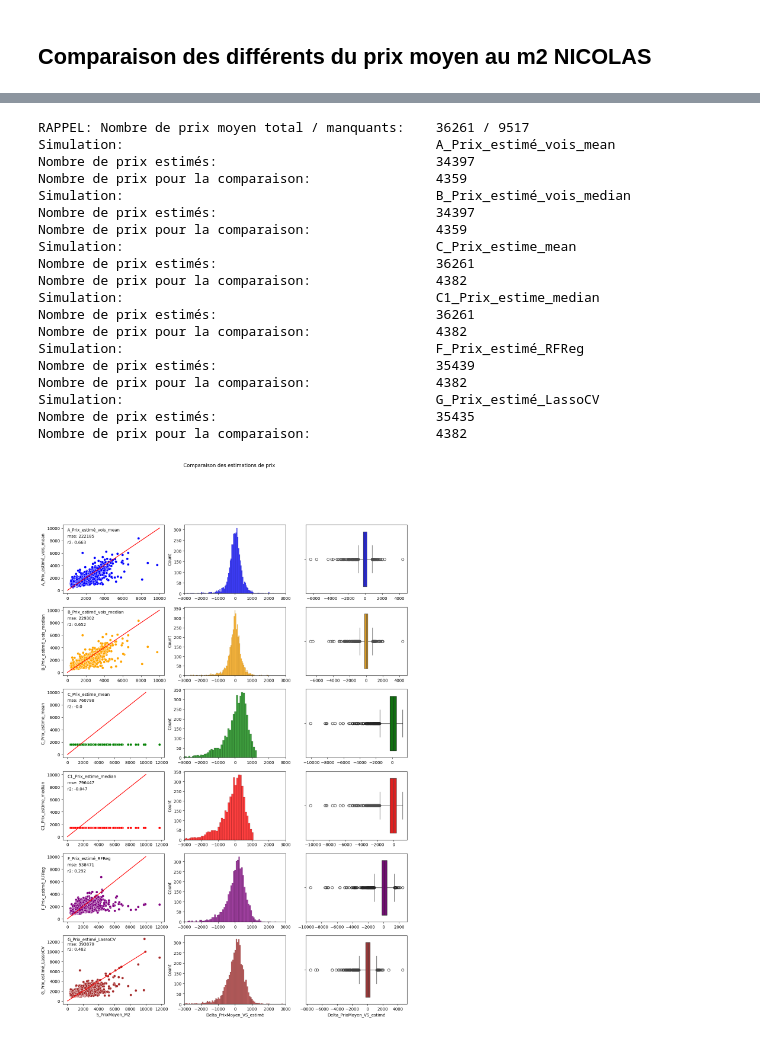
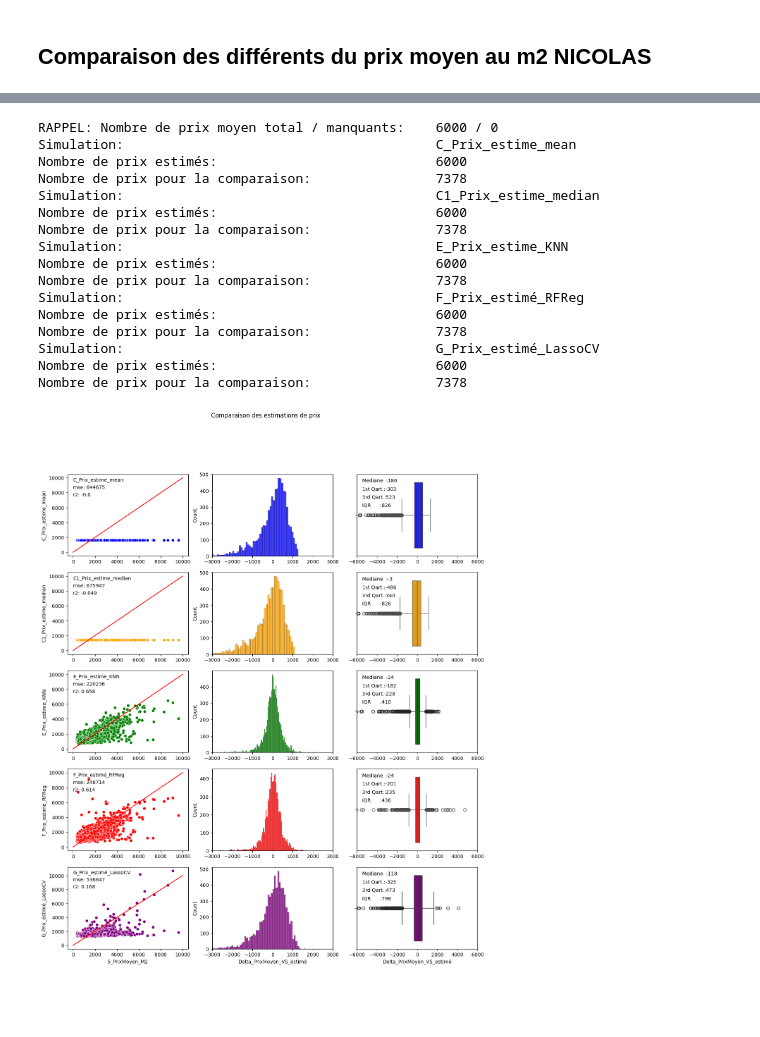
Before and after one commit to FilRougeMobilite/Mobilite, a Jupyter notebook: Analyse_tables_traitees.ipynb, the cells around one changed output, grey strips where cells are left out. Saved outputs shown, nothing was run; the diff lists cells and outputs as text; code cells hidden in the pictures; blank space fills up the shorter version.

```diff
--- a/Analyse_tables_traitees.ipynb
+++ b/Analyse_tables_traitees.ipynb
@@ -904,7 +578,7 @@ sns.pointplot(x=l_profondeur, y=res_rf_score)
 # %%
-df_m2['F_Prix_estimé_RFReg'] = np.nan
+df_no_na['F_Prix_estimé_RFReg'] = np.nan
 features_RF = ['4_lat','4_lon']
-df_m2.loc[df_m2[features_RF].notna().all(axis=1),'F_Prix_estimé_RFReg'] = rf.predict(df_m2.loc[df_m2[features_RF].notna().all(axis=1),features_RF])
+df_no_na['F_Prix_estimé_RFReg']=rf.predict(df_no_na[['4_lat','4_lon']])
 # %%
 df_m2.loc[:50,['5_PrixMoyen_M2','F_Prix_estimé_RFReg']]
 # %% [output]
@@ -980,7 +646,8 @@ preprocessor = ColumnTransformer(
 # %%
 %%time
 lasso_opti= Pipeline(
-    steps=[("preprocessor", preprocessor),
+    steps=[
+            ("preprocessor", preprocessor),
            ("lassoCV", LassoCV(cv=5, random_state=0))])#BayesianRidge())]) #
 lasso_opti.fit(X_train, y_train)
 y_pred = lasso_opti.predict(X_test)
@@ -1031,9 +698,8 @@ features
  '4_lat',
  '4_lon']
 # %%
-df['G_Prix_estimé_LassoCV'] = np.nan
-df.loc[df[features].notna().all(axis=1),'G_Prix_estimé_LassoCV'] = lasso_opti.predict(df.loc[df[features].notna().all(axis=1),['4_Département','3_Population municipale', '3_Densité_hab_par_km2', '3_Superficie de la commune',
-              '4_Altitude Moyenne','4_lat','4_lon']])
+df_no_na['G_Prix_estimé_LassoCV'] = np.nan
+df_no_na['G_Prix_estimé_LassoCV'] = lasso_opti.predict(df_no_na[features])
 # %%
 df_m2.loc[:40,['5_PrixMoyen_M2', 'G_Prix_estimé_LassoCV'] ]
 # %% [output]
@@ -1114,5 +756,5 @@ df_analyse.sort_values(by='Nb_manquant',ascending=False)
 # %%
-def performance_of_simulations(titre, list_of_sim):
+def performance_of_simulations(df, titre, list_of_sim):
 
     list_of_col = ['blue', 'orange', 'green', 'red', 'purple', 'brown', 'pink', 'gray', 'olive', 'teal']
 
@@ -1162,12 +804,17 @@ def performance_of_simulations(titre, list_of_sim):
             plt.xlabel('')
         else:
             plt.xlabel('Delta_PrixMoyen_VS_estimé')
+        plt.xlim(-6000,6000)
+        plt.text(-5500, -0.4, f"Mediane  :{round(np.median(df_not_NA['Delta_PrixMoyen_VS_estimé']))}")
+        plt.text(-5500, -0.3, f"1st Qart.:{round(np.percentile(df_not_NA['Delta_PrixMoyen_VS_estimé'],25))}")
+        plt.text(-5500, -0.2, f"3rd Qart.:{round(np.percentile(df_not_NA['Delta_PrixMoyen_VS_estimé'],75))}")
+        plt.text(-5500, -0.1, f"IQR      :{round(np.percentile(df_not_NA['Delta_PrixMoyen_VS_estimé'],75)-np.percentile(df_not_NA['Delta_PrixMoyen_VS_estimé'],25))}")
         # print('Analyse de l"écart entre Prix Moyen réel et prix estimé')
         # print(df_not_NA['Delta_PrixMoyen_VS_estimé'].describe()) #
     plt.savefig("Comparaison des estimations du prix au M2.png")
     plt.show()
 
-def performance_of_simulations2(titre, list_of_sim):
+def performance_of_simulations2(df, titre, list_of_sim):
 
     list_of_col = ['blue', 'orange', 'green', 'red', 'purple', 'brown', 'pink', 'gray', 'olive', 'teal']
 
@@ -1204,44 +851,46 @@ def performance_of_simulations2(titre, list_of_sim):
             plt.xlabel('5_PrixMoyen_M2')
 
         plt.subplot(len(list_of_sim),2,2*i+2)
-        sns.violinplot(x=df_not_NA['Delta_PrixMoyen_VS_estimé'],orient='h', color=list_of_col[i])
+        sns.violinplot(y=df_not_NA['Delta_PrixMoyen_VS_estimé'],orient='v', color=list_of_col[i])
         if i<len(list_of_sim)-1:
             plt.xlabel('')
         else:
             plt.xlabel('Delta_PrixMoyen_VS_estimé')
-        plt.xlim(-5000,5000)
+        plt.ylim(-8000,8000)
+        plt.text(-0.4, 7000, f"Mediane  :{round(np.median(df_not_NA['Delta_PrixMoyen_VS_estimé']))}")
+        plt.text(-0.4, 6000, f"1st Qart.:{round(np.percentile(df_not_NA['Delta_PrixMoyen_VS_estimé'],25))}")
+        plt.text(-0.4, 5000, f"3rd Qart.:{round(np.percentile(df_not_NA['Delta_PrixMoyen_VS_estimé'],75))}")
+        plt.text(-0.4, 4000, f"IQR      :{round(np.percentile(df_not_NA['Delta_PrixMoyen_VS_estimé'],75)-np.percentile(df_not_NA['Delta_PrixMoyen_VS_estimé'],25))}")
         # print('Analyse de l"écart entre Prix Moyen réel et prix estimé')
         # print(df_not_NA['Delta_PrixMoyen_VS_estimé'].describe()) #
-    plt.savefig("Comparaison des estimations du prix au M2.png")
+    plt.savefig("Comparaison des estimations du prix au M2-2.png")
     plt.show()
 # %%
-performance_of_simulations('Comparaison des estimations de prix',
-                           ['A_Prix_estimé_vois_mean', 'B_Prix_estimé_vois_median',
-                            'C_Prix_estime_mean', 'C1_Prix_estime_median',
+performance_of_simulations(df_no_na.loc[index_to_remove],'Comparaison des estimations de prix',
+                           [#'A_Prix_estimé_vois_mean', 'B_Prix_estimé_vois_median',
+                            'C_Prix_estime_mean',
+                            'C1_Prix_estime_median',
+                            'E_Prix_estime_KNN',
                             'F_Prix_estimé_RFReg',
                             #'F_Prix_estimé_RFReg2',
-                            'G_Prix_estimé_LassoCV',
-                            #'D_Prix_estime_KNN' ,
+                            'G_Prix_estimé_LassoCV'
                            ])
 # %% [output]
-RAPPEL: Nombre de prix moyen total / manquants:    36261 / 9517
-Simulation:                                        A_Prix_estimé_vois_mean
-Nombre de prix estimés:                            34397
-Nombre de prix pour la comparaison:                4359
-Simulation:                                        B_Prix_estimé_vois_median
-Nombre de prix estimés:                            34397
-Nombre de prix pour la comparaison:                4359
+RAPPEL: Nombre de prix moyen total / manquants:    6000 / 0
 Simulation:                                        C_Prix_estime_mean
-Nombre de prix estimés:                            36261
-Nombre de prix pour la comparaison:                4382
+Nombre de prix estimés:                            6000
+Nombre de prix pour la comparaison:                7378
 Simulation:                                        C1_Prix_estime_median
-Nombre de prix estimés:                            36261
-Nombre de prix pour la comparaison:                4382
+Nombre de prix estimés:                            6000
+Nombre de prix pour la comparaison:                7378
+Simulation:                                        E_Prix_estime_KNN
+Nombre de prix estimés:                            6000
+Nombre de prix pour la comparaison:                7378
 Simulation:                                        F_Prix_estimé_RFReg
-Nombre de prix estimés:                            35439
-Nombre de prix pour la comparaison:                4382
+Nombre de prix estimés:                            6000
+Nombre de prix pour la comparaison:                7378
 Simulation:                                        G_Prix_estimé_LassoCV
-Nombre de prix estimés:                            35435
-Nombre de prix pour la comparaison:                4382
+Nombre de prix estimés:                            6000
+Nombre de prix pour la comparaison:                7378
-[figure, old version]
+[figure, new version]
 # %%
```
Also changed, not shown: parts of 68 cells of this notebook, 2 other files.
